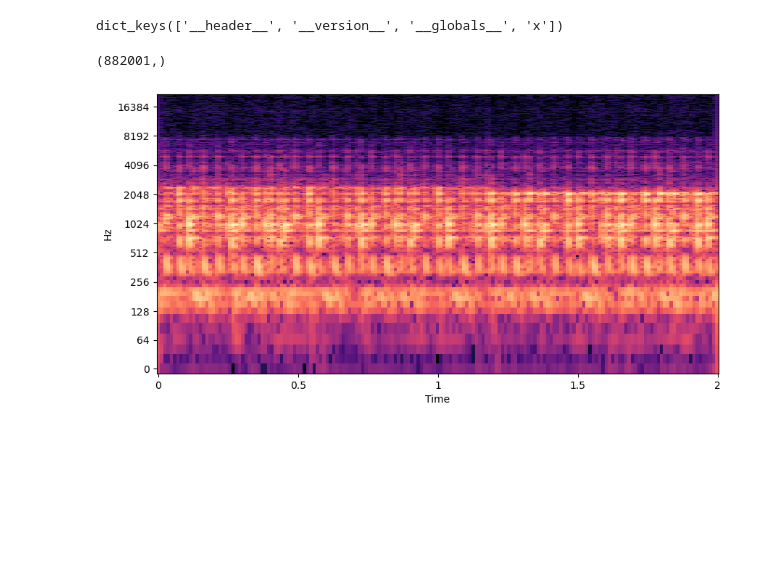
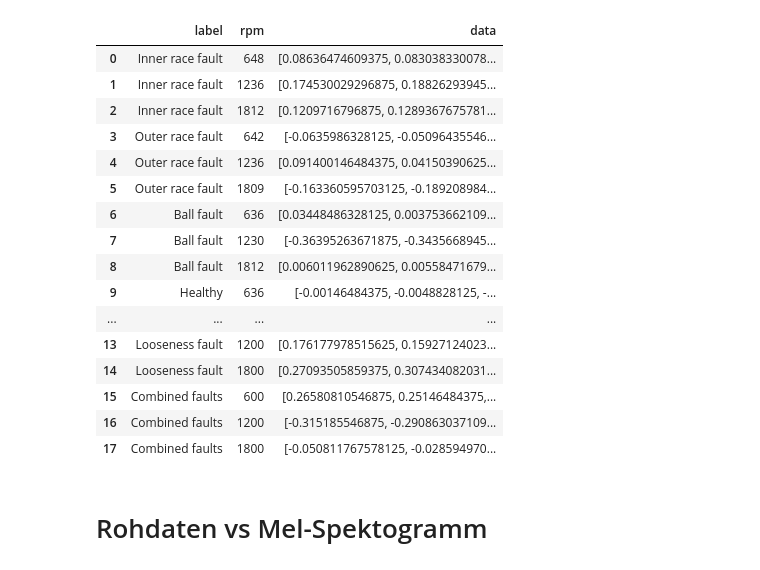
Before and after one commit to DerBaul/kugellagerUnterscheiden, a Jupyter notebook: versuch2/versuch2.ipynb, the cells around one changed output. Drawn from its saved outputs; the diff is of its cells as text; code cells hidden in the pictures; blank space fills up the shorter version.

```diff
--- a/versuch2/versuch2.ipynb
+++ b/versuch2/versuch2.ipynb
@@ -10,8 +53,8 @@ from pathlib import Path
 # %%
 SR = 44100 #Samplerate
-DATA_DIR = Path("data/Datasets 1- Data acquisition using the stethoscope")
+DATA_DIR = "data/Datasets 1- Data acquisition using the stethoscope"
 # %%
-data
+data = []
 c11 = loadmat(DATA_DIR+"/Case 1 - Inner race fault/First speed - 648 rpm.mat")
 c12 = loadmat(DATA_DIR+"/Case 1 - Inner race fault/Second speed - 1236rpm.mat")
 c13 = loadmat(DATA_DIR+"/Case 1 - Inner race fault/Third speed - 1812rpm.mat")
@@ -35,7 +78,3 @@ c53 = loadmat(DATA_DIR+"/Case 5 - Looseness fault/6-Looseness-1800rpm.mat")
 c61 = loadmat(DATA_DIR+"/Case 6 - Combined faults (Inner, outer, ball)/6-Combined-600rpm.mat")
 c62 = loadmat(DATA_DIR+"/Case 6 - Combined faults (Inner, outer, ball)/6-Combined-1200rpm.mat")
 c63 = loadmat(DATA_DIR+"/Case 6 - Combined faults (Inner, outer, ball)/6-Combined-1800rpm.mat")
-
-print(data.keys())
-# %% [output]
-dict_keys(['__header__', '__version__', '__globals__', 'x'])
@@ -49,16 +81,44 @@ def segment_signal(signal, sr, segment_duration=1.0):
-# %%
-# Finde die eigentliche Signalvariable (nicht __header__ etc.)
-signal = np.squeeze(data["x"])
-
-print(signal.shape)
-# %% [output]
-(882001,)
-# %%
-signal_short = signal[:2 * SR]
-S = np.abs(librosa.stft(signal_short, n_fft=2048, hop_length=512))
-S_db = librosa.amplitude_to_db(S, ref=np.max)
-plt.figure(figsize=(10, 5))
-librosa.display.specshow(S_db, sr=SR, x_axis="time", y_axis="log")
-plt.show()
-# %% [output]
-[figure, removed]
+# %%
+data_list = [
+    {"label": "Inner race fault", "rpm": 648, "data": c11["x"].flatten()},
+    {"label": "Inner race fault", "rpm": 1236, "data": c12["x"].flatten()},
+    {"label": "Inner race fault", "rpm": 1812, "data": c13["x"].flatten()},
+    {"label": "Outer race fault", "rpm": 642, "data": c21["x"].flatten()},
+    {"label": "Outer race fault", "rpm": 1236, "data": c22["x"].flatten()},
+    {"label": "Outer race fault", "rpm": 1809, "data": c23["x"].flatten()},
+    {"label": "Ball fault", "rpm": 636, "data": c31["x"].flatten()},
+    {"label": "Ball fault", "rpm": 1230, "data": c32["x"].flatten()},
+    {"label": "Ball fault", "rpm": 1812, "data": c33["x"].flatten()},
+    {"label": "Healthy", "rpm": 636, "data": c41["x"].flatten()},
+    {"label": "Healthy", "rpm": 1230, "data": c42["x"].flatten()},
+    {"label": "Healthy", "rpm": 1812, "data": c43["x"].flatten()},
+    {"label": "Looseness fault", "rpm": 600, "data": c51["x"].flatten()},
+    {"label": "Looseness fault", "rpm": 1200, "data": c52["x"].flatten()},
+    {"label": "Looseness fault", "rpm": 1800, "data": c53["x"].flatten()},
+    {"label": "Combined faults", "rpm": 600, "data": c61["x"].flatten()},
+    {"label": "Combined faults", "rpm": 1200, "data": c62["x"].flatten()},
+    {"label": "Combined faults", "rpm": 1800, "data": c63["x"].flatten()},
+]
+
+df = pd.DataFrame(data_list)
+df
+# %% [output]
+|  | label | rpm | data |
+| 0 | Inner race fault | 648 | [0.08636474609375, 0.083038330078... |
+| 1 | Inner race fault | 1236 | [0.174530029296875, 0.18826293945... |
+| 2 | Inner race fault | 1812 | [0.1209716796875, 0.1289367675781... |
+| 3 | Outer race fault | 642 | [-0.0635986328125, -0.05096435546... |
+| 4 | Outer race fault | 1236 | [0.091400146484375, 0.04150390625... |
+| 5 | Outer race fault | 1809 | [-0.163360595703125, -0.189208984... |
+| 6 | Ball fault | 636 | [0.03448486328125, 0.003753662109... |
+| 7 | Ball fault | 1230 | [-0.36395263671875, -0.3435668945... |
+| 8 | Ball fault | 1812 | [0.006011962890625, 0.00558471679... |
+| 9 | Healthy | 636 | [-0.00146484375, -0.0048828125, -... |
+| ... | ... | ... | ... |
+| 13 | Looseness fault | 1200 | [0.176177978515625, 0.15927124023... |
+| 14 | Looseness fault | 1800 | [0.27093505859375, 0.307434082031... |
+| 15 | Combined faults | 600 | [0.26580810546875, 0.25146484375,... |
+| 16 | Combined faults | 1200 | [-0.315185546875, -0.290863037109... |
+| 17 | Combined faults | 1800 | [-0.050811767578125, -0.028594970... |
+# %% [markdown]
+# Rohdaten vs Mel-Spektogramm
```
Also changed, not shown: parts of 27 cells of this notebook, 1 other file.
